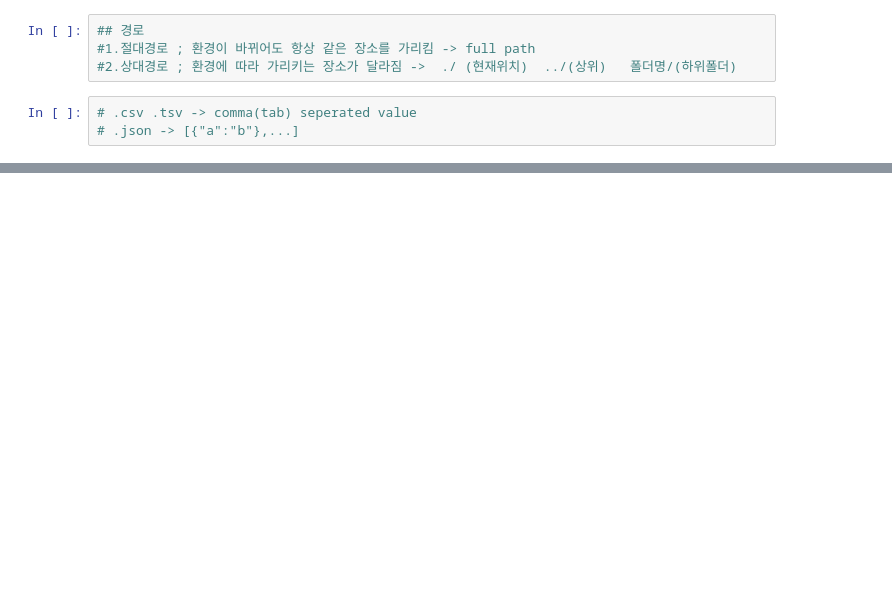
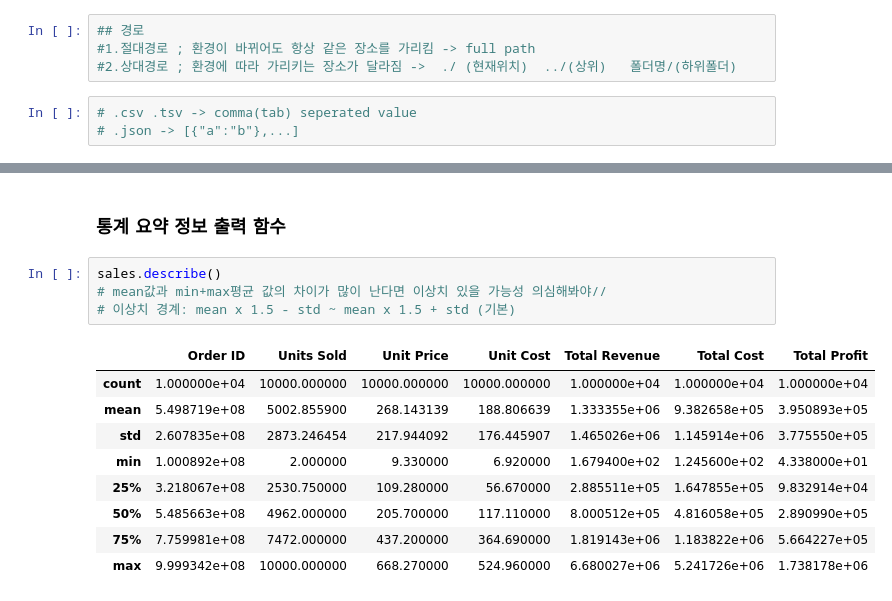
Before and after one commit to umjiwoo/ubion, a Jupyter notebook: 03_python.ipynb, the cells around one changed output, grey strips where cells are left out. Saved outputs shown, nothing was run; the diff lists cells and outputs as text; blank space fills up the shorter version.

```diff
--- a/03_python.ipynb
+++ b/03_python.ipynb
@@ -149,0 +403,16 @@ data2=pd.read_csv("./csv/num_1/chipotle.tsv")
+# %% [markdown]
+### 통계 요약 정보 출력 함수
+# %%
+sales.describe()
+# mean값과 min+max평균 값의 차이가 많이 난다면 이상치 있을 가능성 의심해봐야//
+# 이상치 경계: mean x 1.5 - std ~ mean x 1.5 + std (기본)
+# %% [output]
+|  | Order ID | Units Sold | Unit Price | Unit Cost | Total Revenue | Total Cost | Total Profit |
+| count | 1.000000e+04 | 10000.000000 | 10000.000000 | 10000.000000 | 1.000000e+04 | 1.000000e+04 | 1.000000e+04 |
+| mean | 5.498719e+08 | 5002.855900 | 268.143139 | 188.806639 | 1.333355e+06 | 9.382658e+05 | 3.950893e+05 |
+| std | 2.607835e+08 | 2873.246454 | 217.944092 | 176.445907 | 1.465026e+06 | 1.145914e+06 | 3.775550e+05 |
+| min | 1.000892e+08 | 2.000000 | 9.330000 | 6.920000 | 1.679400e+02 | 1.245600e+02 | 4.338000e+01 |
+| 25% | 3.218067e+08 | 2530.750000 | 109.280000 | 56.670000 | 2.885511e+05 | 1.647855e+05 | 9.832914e+04 |
+| 50% | 5.485663e+08 | 4962.000000 | 205.700000 | 117.110000 | 8.000512e+05 | 4.816058e+05 | 2.890990e+05 |
+| 75% | 7.759981e+08 | 7472.000000 | 437.200000 | 364.690000 | 1.819143e+06 | 1.183822e+06 | 5.664227e+05 |
+| max | 9.999342e+08 | 10000.000000 | 668.270000 | 524.960000 | 6.680027e+06 | 5.241726e+06 | 1.738178e+06 |
```
Also changed, not shown: parts of 41 cells of this notebook.
